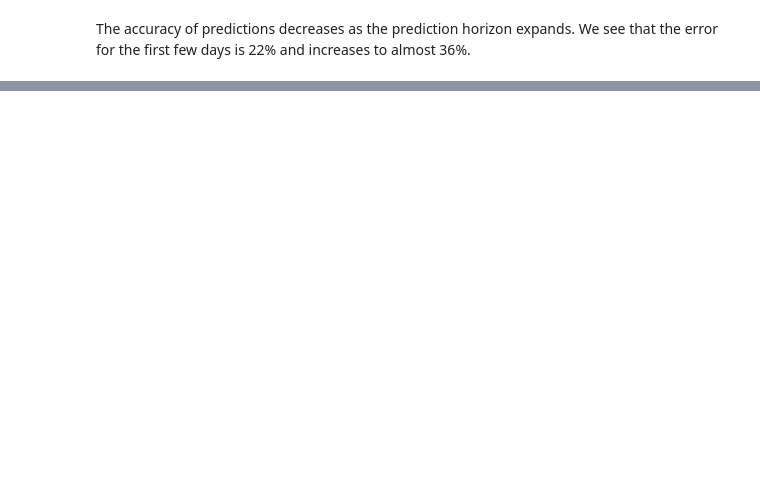
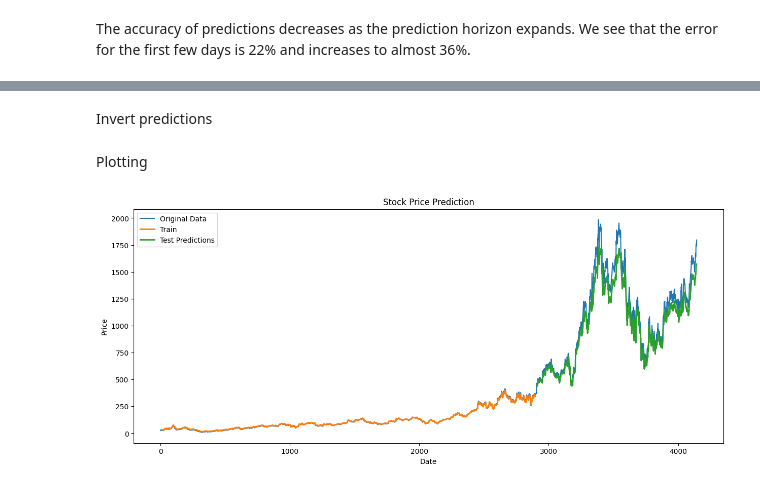
Before and after one commit to JulietaSantos/Portfolio, a Jupyter notebook: Stock_forecasting_project.ipynb, the cells around one changed output, grey strips where cells are left out. Saved outputs shown, nothing was run; the diff lists cells and outputs as text; code cells hidden in the pictures; blank space fills up the shorter version.

```diff
--- a/Stock_forecasting_project.ipynb
+++ b/Stock_forecasting_project.ipynb
@@ -456,0 +495,3 @@ The accuracy of predictions decreases as the prediction horizon expands. We see
+# %%
+X_train = X_train.reshape(X_train.shape[0], X_train.shape[1], 1)
+X_test = X_test.reshape(X_test.shape[0], X_test.shape[1], 1)
@@ -456,0 +506,6 @@ The accuracy of predictions decreases as the prediction horizon expands. We see
+# %%
+model = Sequential()
+model.add(LSTM(4, input_shape=(X_train.shape[1], 1)))
+model.add(Dense(1))
+model.compile(loss='mean_squared_error', optimizer='adam')
+model.fit(X_train, y_train, epochs=10, batch_size=1, verbose=2)
@@ -456,0 +536,3 @@ The accuracy of predictions decreases as the prediction horizon expands. We see
+# %%
+train_predict = model.predict(X_train)
+test_predict = model.predict(X_test)
@@ -456,0 +542,27 @@ The accuracy of predictions decreases as the prediction horizon expands. We see
+# %% [markdown]
+Invert predictions
+# %%
+train_predict = scaler.inverse_transform(train_predict)
+test_predict = scaler.inverse_transform(test_predict)
+# %% [markdown]
+Plotting
+# %%
+train_plot = np.empty_like(data)
+train_plot[:, :] = np.nan
+train_plot[time_step:len(train_predict)+time_step, :] = train_predict
+# shift test predictions for plotting
+test_plot = np.empty_like(data)
+test_plot[:, :] = np.nan
+test_plot[len(train_predict)+(time_step*2)+1:len(data)-1, :] = test_predict
+# plot baseline and predictions
+plt.figure(figsize=(15,6))
+plt.plot(scaler.inverse_transform(data), label='Original Data')
+plt.plot(train_plot, label='Train', linewidth = 2)
+plt.plot(test_plot, label='Test Predictions', linewidth = 2)
+plt.title('Stock Price Prediction')
+plt.xlabel('Date')
+plt.ylabel('Price')
+plt.legend()
+plt.show()
+# %% [output]
+[figure, added]
```
Also changed, not shown: parts of 44 cells of this notebook.
